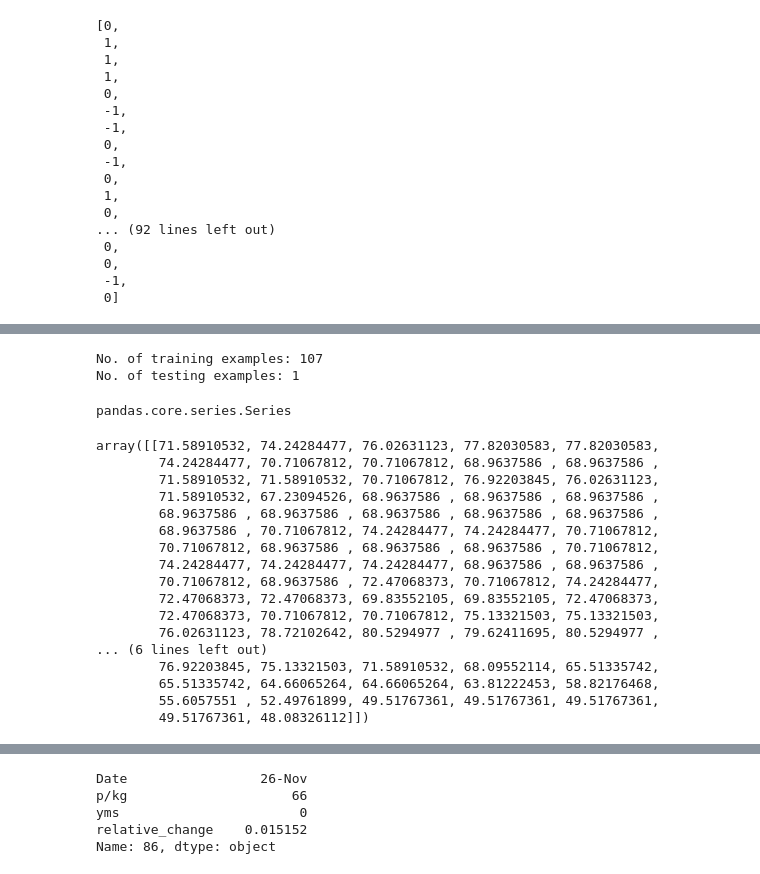
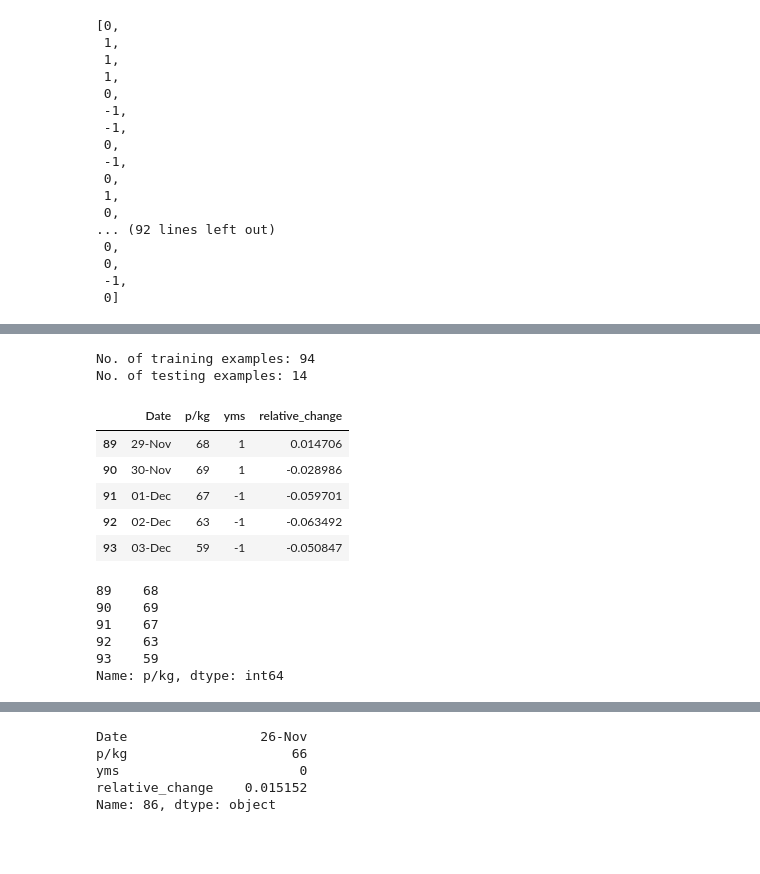
Before and after one commit to Nobody4591/Final-year-project, a Jupyter notebook: newfile.ipynb, the cells around one changed output, grey strips where cells are left out. Saved outputs shown, nothing was run; the diff lists cells and outputs as text; code cells hidden in the pictures; blank space fills up the shorter version.

```diff
--- a/newfile.ipynb
+++ b/newfile.ipynb
@@ -81,16 +90,31 @@ Name: yms, Length: 108, dtype: int64
 # %%
 from sklearn.model_selection import train_test_split
-training_data,testing_data=train_test_split(df,test_size=0.001,shuffle=False)
+df2=df.iloc[:93]
+training_data,testing_data=train_test_split(df,test_size=0.125,shuffle=False)
 print(f"No. of training examples: {training_data.shape[0]}")
 print(f"No. of testing examples: {testing_data.shape[0]}")
+# training_data.tail(5)
 # %% [output]
-No. of training examples: 107
-No. of testing examples: 1
+No. of training examples: 94
+No. of testing examples: 14
+|  | Date | p/kg | yms | relative_change |
+| 89 | 29-Nov | 68 | 1 | 0.014706 |
+| 90 | 30-Nov | 69 | 1 | -0.028986 |
+| 91 | 01-Dec | 67 | -1 | -0.059701 |
+| 92 | 02-Dec | 63 | -1 | -0.063492 |
+| 93 | 03-Dec | 59 | -1 | -0.050847 |
 # %%
 X_train,Y_train,X_test,Y_test=training_data['p/kg'],training_data['yms'],testing_data['p/kg'],testing_data['yms']
-type(X_test)
+# X_train=X_train.append(pd.Series([65],index=[92]))
+# X_test=X_test[1:]
+X_train.tail(5)
 # %% [output]
-pandas.core.series.Series
+89    68
+90    69
+91    67
+92    63
+93    59
+Name: p/kg, dtype: int64
 # %%
 import numpy as np
 def euclidean_dist(X_test, X_train):
@@ -108,25 +132,6 @@ def euclidean_dist(X_test, X_train):
 
 
 dicts=euclidean_dist(X_test,X_train)
-dicts
-# %% [output]
-array([[71.58910532, 74.24284477, 76.02631123, 77.82030583, 77.82030583,
-        74.24284477, 70.71067812, 70.71067812, 68.9637586 , 68.9637586 ,
-        71.58910532, 71.58910532, 70.71067812, 76.92203845, 76.02631123,
-        71.58910532, 67.23094526, 68.9637586 , 68.9637586 , 68.9637586 ,
-        68.9637586 , 68.9637586 , 68.9637586 , 68.9637586 , 68.9637586 ,
-        68.9637586 , 70.71067812, 74.24284477, 74.24284477, 70.71067812,
-        70.71067812, 68.9637586 , 68.9637586 , 68.9637586 , 70.71067812,
-        74.24284477, 74.24284477, 74.24284477, 68.9637586 , 68.9637586 ,
-        70.71067812, 68.9637586 , 72.47068373, 70.71067812, 74.24284477,
-        72.47068373, 72.47068373, 69.83552105, 69.83552105, 72.47068373,
-        72.47068373, 70.71067812, 70.71067812, 75.13321503, 75.13321503,
-        76.02631123, 78.72102642, 80.5294977 , 79.62411695, 80.5294977 ,
-... (6 lines left out)
-        76.92203845, 75.13321503, 71.58910532, 68.09552114, 65.51335742,
-        65.51335742, 64.66065264, 64.66065264, 63.81222453, 58.82176468,
-        55.6057551 , 52.49761899, 49.51767361, 49.51767361, 49.51767361,
-        49.51767361, 48.08326112]])
 # %%
 # k neareast neighbour
 def find_k_neighbors(dists, Y_train, k):
```
Also changed, not shown: parts of 10 cells of this notebook, 1 other file.
